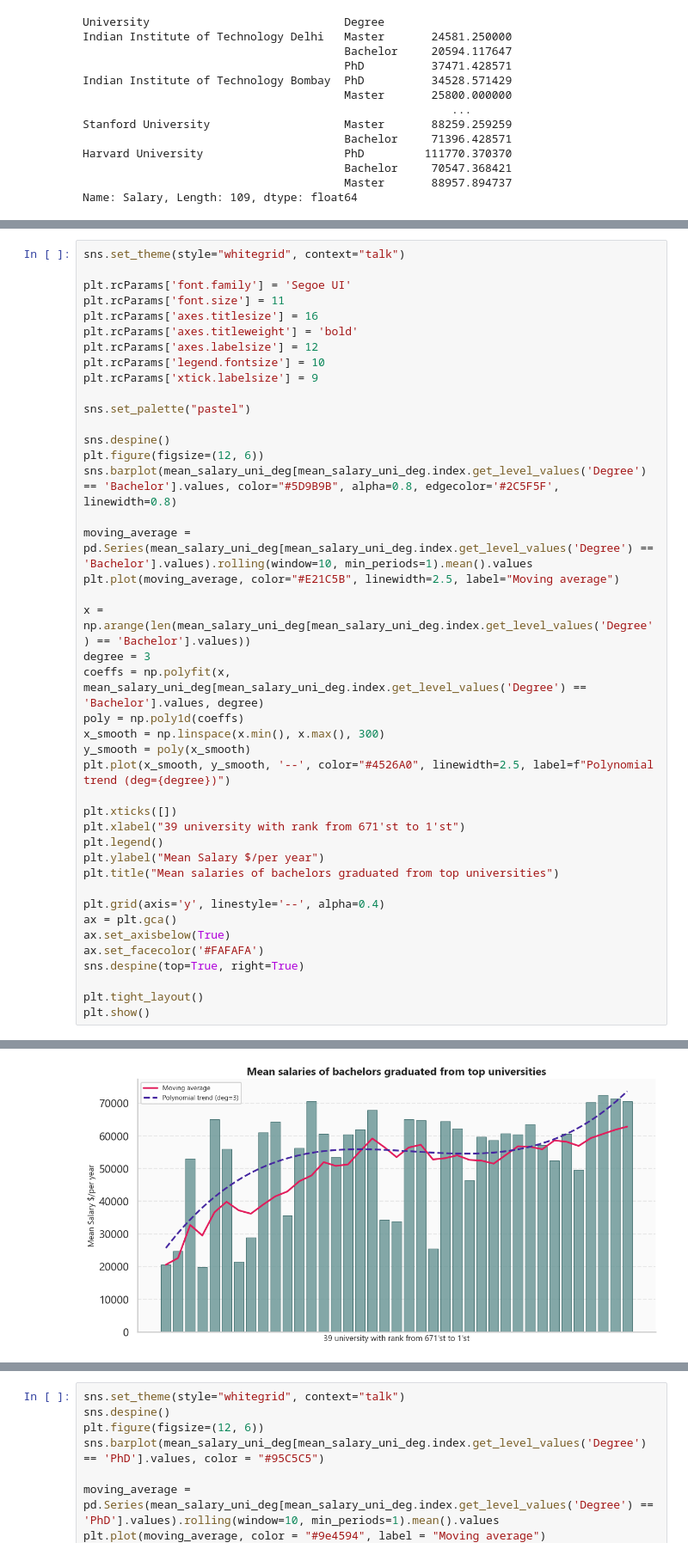
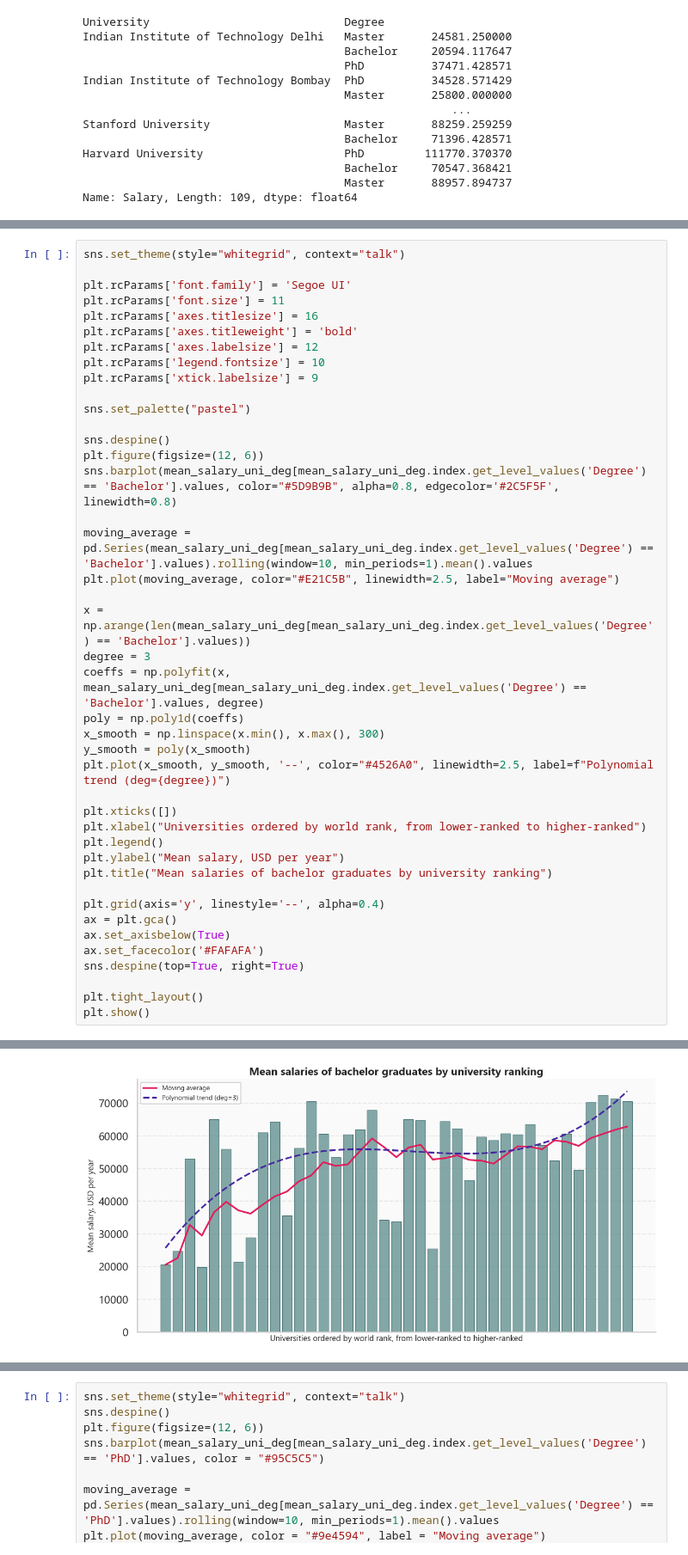
Before and after one commit to maxtheshock/PythonDS-Project, a Jupyter notebook: PythonNotebook.ipynb, the cells around one changed output, grey strips where cells are left out. Shown at 86% size. Cells and saved outputs as stored; diff of their text form.

Commit message:
bachelors' plot legend clarification

```diff
--- a/PythonNotebook.ipynb
+++ b/PythonNotebook.ipynb
@@ -809,37 +809,37 @@ plt.rcParams['xtick.labelsize'] = 9
 sns.set_palette("pastel")
 
 sns.despine()
 plt.figure(figsize=(12, 6))
 sns.barplot(mean_salary_uni_deg[mean_salary_uni_deg.index.get_level_values('Degree') == 'Bachelor'].values, color="#5D9B9B", alpha=0.8, edgecolor='#2C5F5F', linewidth=0.8)
 
 moving_average = pd.Series(mean_salary_uni_deg[mean_salary_uni_deg.index.get_level_values('Degree') == 'Bachelor'].values).rolling(window=10, min_periods=1).mean().values
 plt.plot(moving_average, color="#E21C5B", linewidth=2.5, label="Moving average")
 
 x = np.arange(len(mean_salary_uni_deg[mean_salary_uni_deg.index.get_level_values('Degree') == 'Bachelor'].values))
 degree = 3
 coeffs = np.polyfit(x, mean_salary_uni_deg[mean_salary_uni_deg.index.get_level_values('Degree') == 'Bachelor'].values, degree)
 poly = np.poly1d(coeffs)
 x_smooth = np.linspace(x.min(), x.max(), 300)
 y_smooth = poly(x_smooth)
 plt.plot(x_smooth, y_smooth, '--', color="#4526A0", linewidth=2.5, label=f"Polynomial trend (deg={degree})")
 
 plt.xticks([])
-plt.xlabel("39 university with rank from 671'st to 1'st")
+plt.xlabel("Universities ordered by world rank, from lower-ranked to higher-ranked")
 plt.legend()
-plt.ylabel("Mean Salary $/per year")
-plt.title("Mean salaries of bachelors graduated from top universities")
+plt.ylabel("Mean salary, USD per year")
+plt.title("Mean salaries of bachelor graduates by university ranking")
 
 plt.grid(axis='y', linestyle='--', alpha=0.4)
 ax = plt.gca()
 ax.set_axisbelow(True)
 ax.set_facecolor('#FAFAFA')
 sns.despine(top=True, right=True)
 
 plt.tight_layout()
 plt.show()
 # %% [output]
 <Figure size 640x480 with 0 Axes>
-[figure, old version]
+[figure, new version]
 # %%
 sns.set_theme(style="whitegrid", context="talk")
 sns.despine()
```
Also changed, not shown: parts of 3 cells of this notebook, 1 other file.
